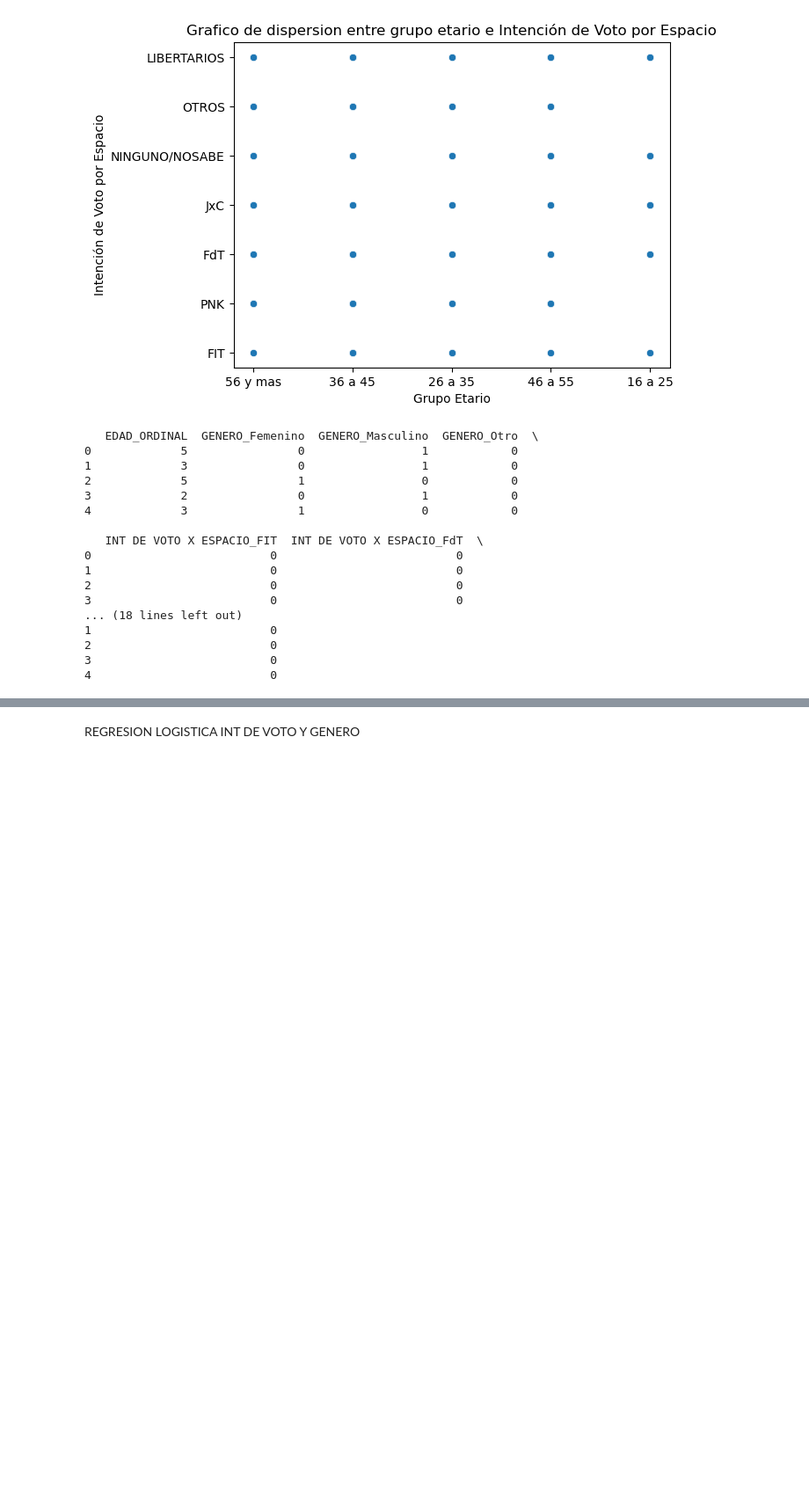
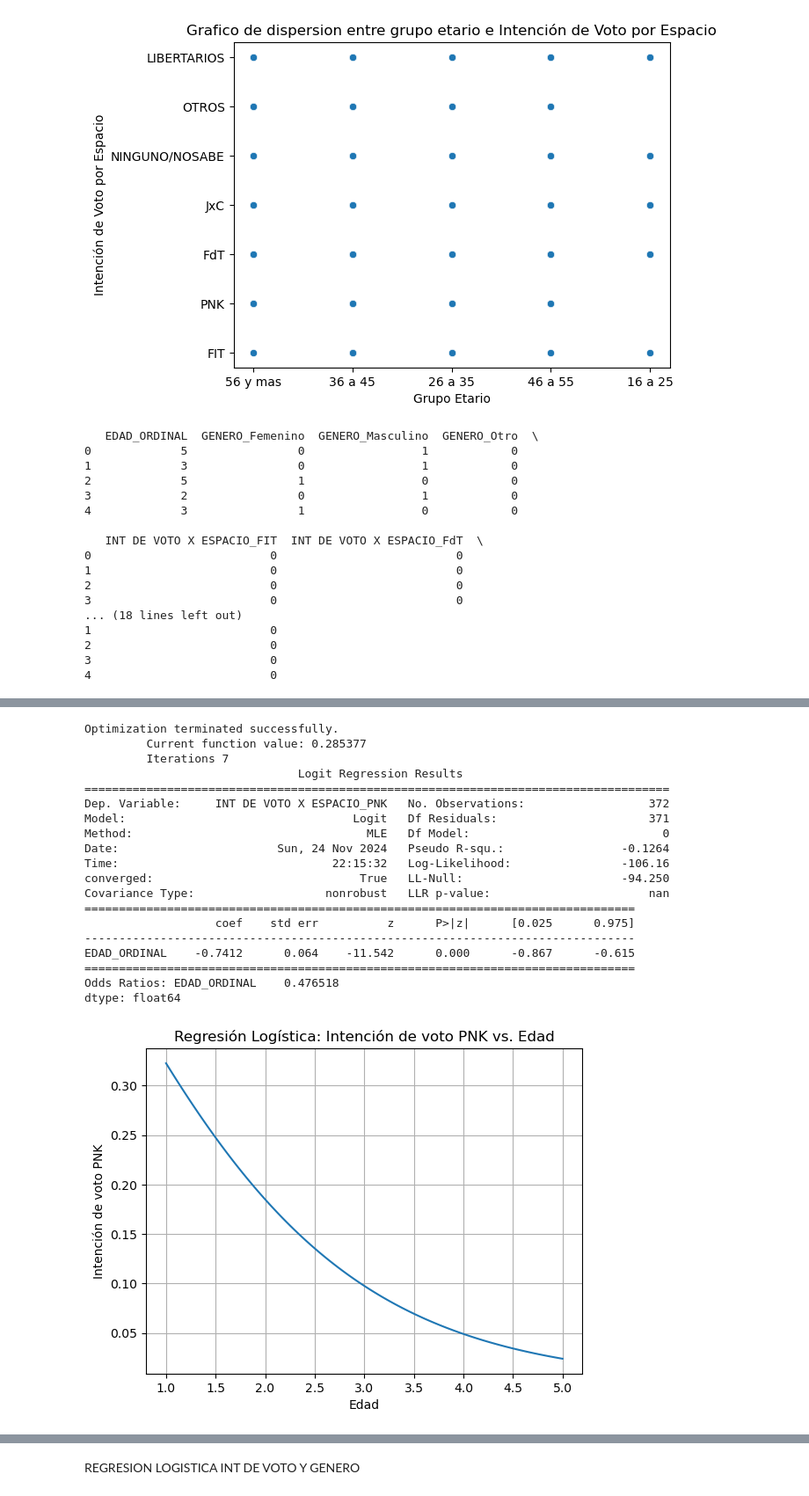
Before and after one commit to imascarenho/Metodo_OP, a Jupyter notebook: TP Final/TP_Final.ipynb, the cells around one changed output, grey strips where cells are left out. Shown: that part at 88% size. Saved outputs shown, nothing was run; the diff lists cells and outputs as text; code cells hidden in the pictures; blank space fills up the shorter version.

```diff
--- a/TP Final/TP_Final.ipynb
+++ b/TP Final/TP_Final.ipynb
@@ -546,3 +546,50 @@ EDAD_ORDINAL    -0.4930      0.044    -11.180      0.000      -0.579      -0.407
 Odds Ratios: EDAD_ORDINAL    0.61078
 dtype: float64
 [figure]
+# %%
+import statsmodels.api as sm
+import pandas as pd
+import numpy as np
+
+X = df_Rosario_final['EDAD_ORDINAL']
+y = df_Rosario_final['INT DE VOTO X ESPACIO_PNK']
+
+modelo = sm.Logit(y, X)
+
+resultado = modelo.fit()
+
+print(resultado.summary())
+
+odds_ratios = np.exp(resultado.params)
+print("Odds Ratios:", odds_ratios)
+
+rango_edad = np.linspace(X.min(), X.max(), 100)
+voto_espacio = resultado.predict(rango_edad)
+
+plt.plot(rango_edad, voto_espacio)
+plt.xlabel('Edad')
+plt.ylabel('Intención de voto PNK')
+plt.title('Regresión Logística: Intención de voto PNK vs. Edad')
+plt.grid(True)
+plt.show()
+# %% [output]
+Optimization terminated successfully.
+         Current function value: 0.285377
+         Iterations 7
+                               Logit Regression Results
+=====================================================================================
+Dep. Variable:     INT DE VOTO X ESPACIO_PNK   No. Observations:                  372
+Model:                                 Logit   Df Residuals:                      371
+Method:                                  MLE   Df Model:                            0
+Date:                       Sun, 24 Nov 2024   Pseudo R-squ.:                 -0.1264
+Time:                               22:15:32   Log-Likelihood:                -106.16
+converged:                              True   LL-Null:                       -94.250
+Covariance Type:                   nonrobust   LLR p-value:                       nan
+================================================================================
+                   coef    std err          z      P>|z|      [0.025      0.975]
+--------------------------------------------------------------------------------
+EDAD_ORDINAL    -0.7412      0.064    -11.542      0.000      -0.867      -0.615
+================================================================================
+Odds Ratios: EDAD_ORDINAL    0.476518
+dtype: float64
+[figure, added]
```
Also changed, not shown: parts of 16 cells of this notebook.
